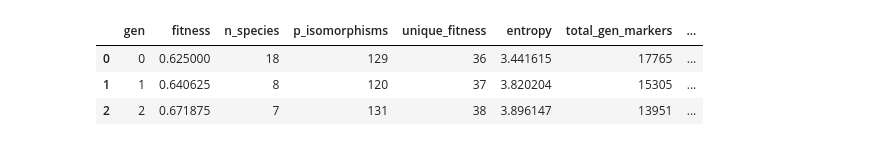
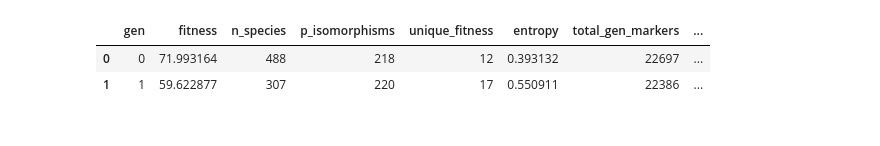
Before and after one commit to fhtanaka/CGPython, a Jupyter notebook: plot_graphs.ipynb, the cells around one changed output. Cells and saved outputs as stored; diff of their text form; code cells hidden in the pictures.

```diff
--- a/plot_graphs.ipynb
+++ b/plot_graphs.ipynb
@@ -4,13 +4,26 @@ import csv
 import matplotlib.pyplot as plt
 import matplotlib.dates as mdates
 # %%
-df = pd.read_csv ('results2/diversity_multiplexer_0.csv', sep=';')
-df.head(3)
+base_path = "results/"
+folders= ["share", "no_share"]
+tests= ["multiplexer", "parity", "regression"]
+runs = ["1", "2", "3", "4", "5"]
+
+dfs = {}
+for t in tests:
+    dfs[t] = {}
+    for f in folders:
+        dfs[t][f] = []
+        for r in runs:
+            file_name = base_path + f + "/diversity_" + t + "_"+ r + ".csv"
+            df = pd.read_csv(file_name, sep=';')
+            dfs[t][f].append(df)
+
+dfs[t][f][0].head(2)
 # %% [output]
 |  | gen | fitness | n_species | p_isomorphisms | unique_fitness | entropy | total_gen_markers | ... |
-| 0 | 0 | 0.625000 | 18 | 129 | 36 | 3.441615 | 17765 | ... |
-| 1 | 1 | 0.640625 | 8 | 120 | 37 | 3.820204 | 15305 | ... |
-| 2 | 2 | 0.671875 | 7 | 131 | 38 | 3.896147 | 13951 | ... |
+| 0 | 0 | 71.993164 | 488 | 218 | 12 | 0.393132 | 22697 | ... |
+| 1 | 1 | 59.622877 | 307 | 220 | 17 | 0.550911 | 22386 | ... |
 # %%
 def normalize_column(df, c_name):
     c = df[c_name]
```
Also changed, not shown: parts of 2 cells of this notebook.
